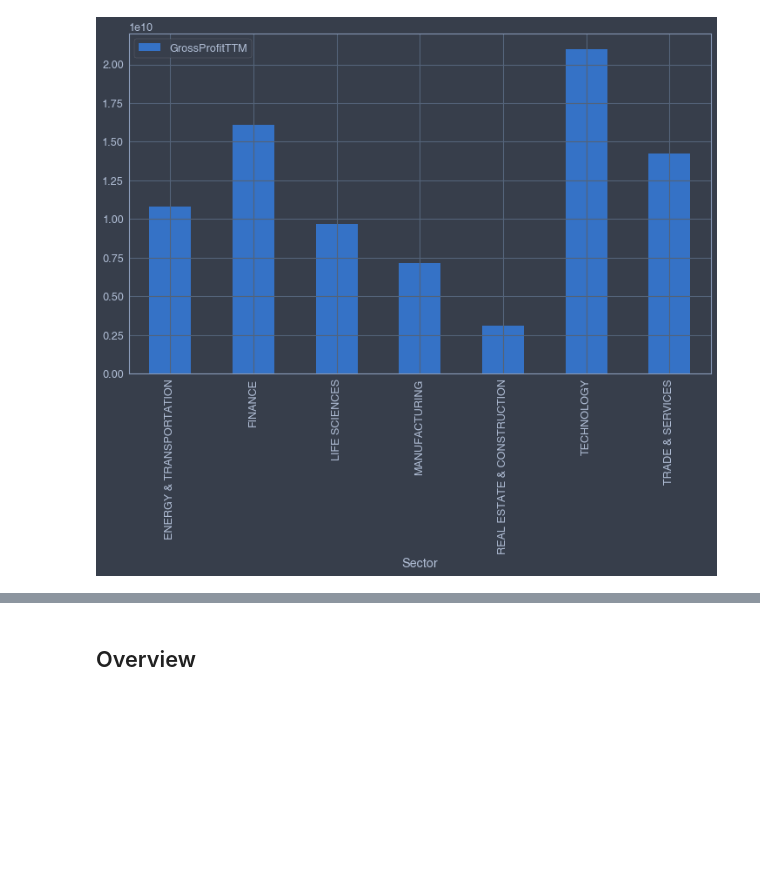
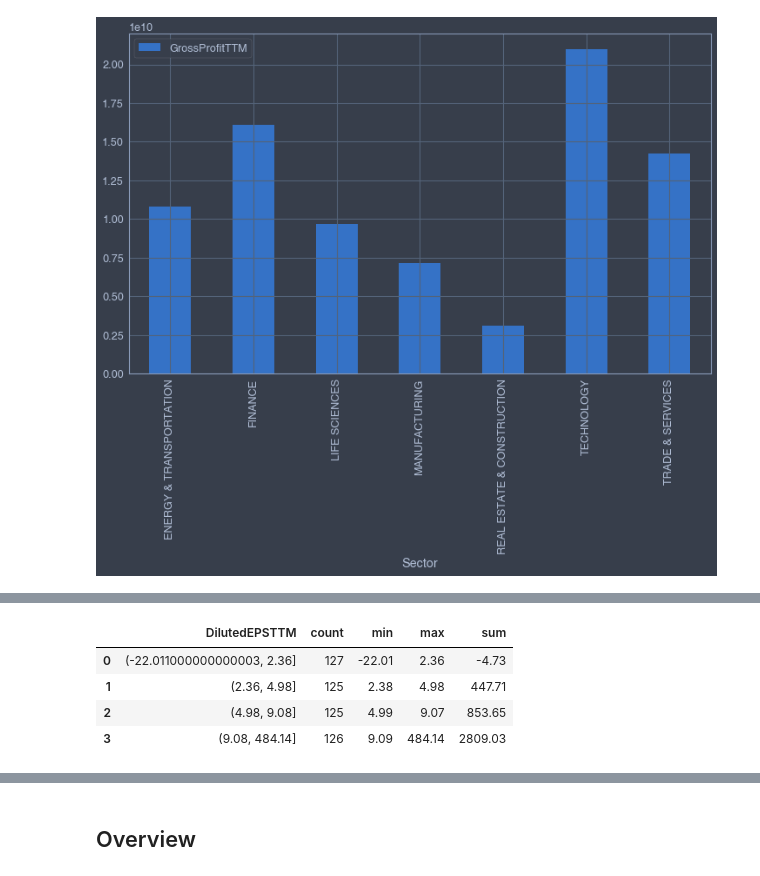
Before and after one commit to fadeeva/stock_market_research, a Jupyter notebook: Portfolio/Asset_Selection.ipynb, the cells around one changed output, grey strips where cells are left out. Saved outputs shown, nothing was run; the diff lists cells and outputs as text; code cells hidden in the pictures; blank space fills up the shorter version.

```diff
--- a/Portfolio/Asset_Selection.ipynb
+++ b/Portfolio/Asset_Selection.ipynb
@@ -1333,0 +1368,11 @@ data.groupby('Sector').agg({'GrossProfitTTM': 'mean'}).plot(kind='bar')
+# %%
+di_eps = data['DilutedEPSTTM']
+bins = pd.qcut(di_eps, 4)
+results = (pd.Series(di_eps).groupby(bins).agg(['count', 'min', 'max', 'sum']).reset_index())
+results
+# %% [output]
+|  | DilutedEPSTTM | count | min | max | sum |
+| 0 | (-22.011000000000003, 2.36] | 127 | -22.01 | 2.36 | -4.73 |
+| 1 | (2.36, 4.98] | 125 | 2.38 | 4.98 | 447.71 |
+| 2 | (4.98, 9.08] | 125 | 4.99 | 9.07 | 853.65 |
+| 3 | (9.08, 484.14] | 126 | 9.09 | 484.14 | 2809.03 |
```
Also changed, not shown: parts of 13 cells of this notebook.
